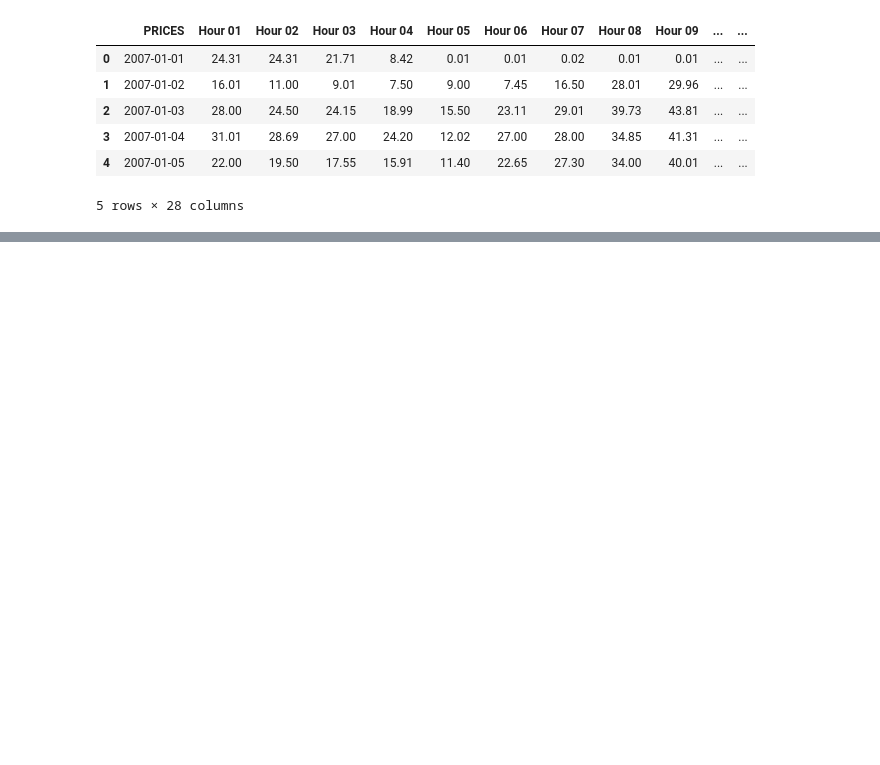
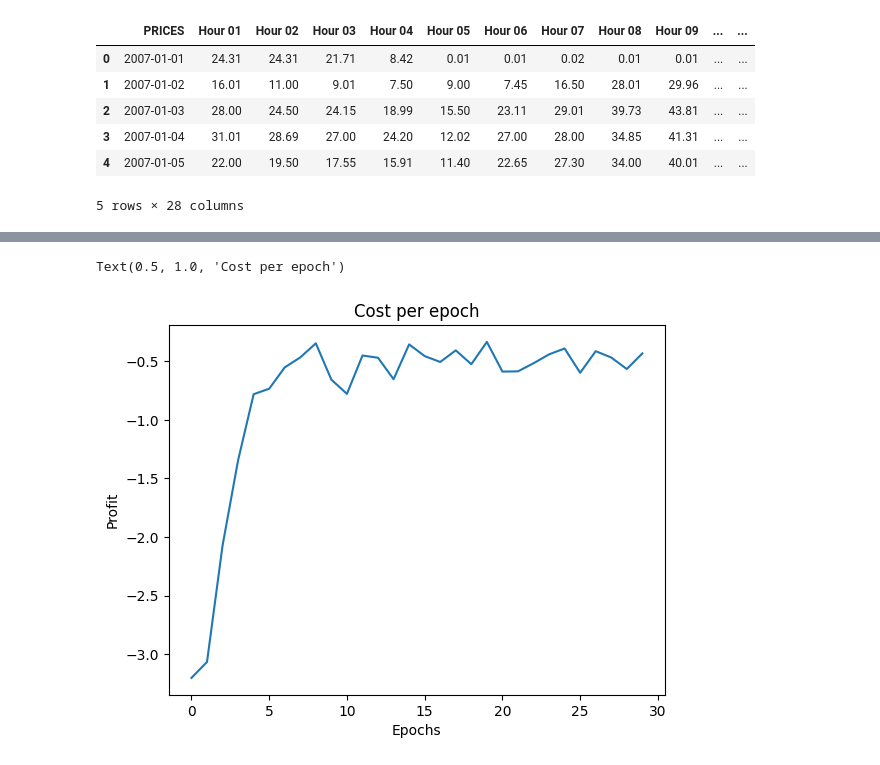
Before and after one commit to aeli3/RL-Project-2024, a Jupyter notebook: SmartGridEnv.ipynb, the cells around one changed output, grey strips where cells are left out. Drawn from its saved outputs; the diff is of its cells as text; code cells hidden in the pictures; blank space fills up the shorter version.

Commit message:
Fixed QAgent
Fixed masking action
added car availability constraint
separated some code
added plot

```diff
--- a/SmartGridEnv.ipynb
+++ b/SmartGridEnv.ipynb
@@ -105,25 +110,0 @@ class SmartGridEnv(gym.Env):
-# %%
-# Extracting price columns
-price_data = train.iloc[:, 1:]
-
-# Create an instance of the environment
-env = SmartGridEnv(price_data)
-
-# Run the environment for a few steps
-for _ in range(24):
-    action = env.action_space.sample()  # Replace with your RL agent's action
-    state, profit, done, _ = env.step(action.item())
-    env.render(mode="human")  # Print the current state (for demonstration)
-    if done:
-        print("Episode finished.")
-        break
-
-# Reset the environment for a new episode
-env.reset()
-
-# Optionally, you can visualize the state after resetting
-env.render(mode="human")
-
-# Close the environment
-env.close()
-print(env.action_space)
@@ -235,0 +189,11 @@ array([[  2.04225382, 558.67631863,   0.        ],
+# %%
+import matplotlib.pyplot as plt
+plt.plot(agent.profit)
+plt.xlabel('Epochs')
+plt.ylabel('Profit')
+
+# displaying the title
+plt.title("Cost per epoch")
+# %% [output]
+Text(0.5, 1.0, 'Cost per epoch')
+[figure, added]
```
Also changed, not shown: parts of 4 cells of this notebook.
